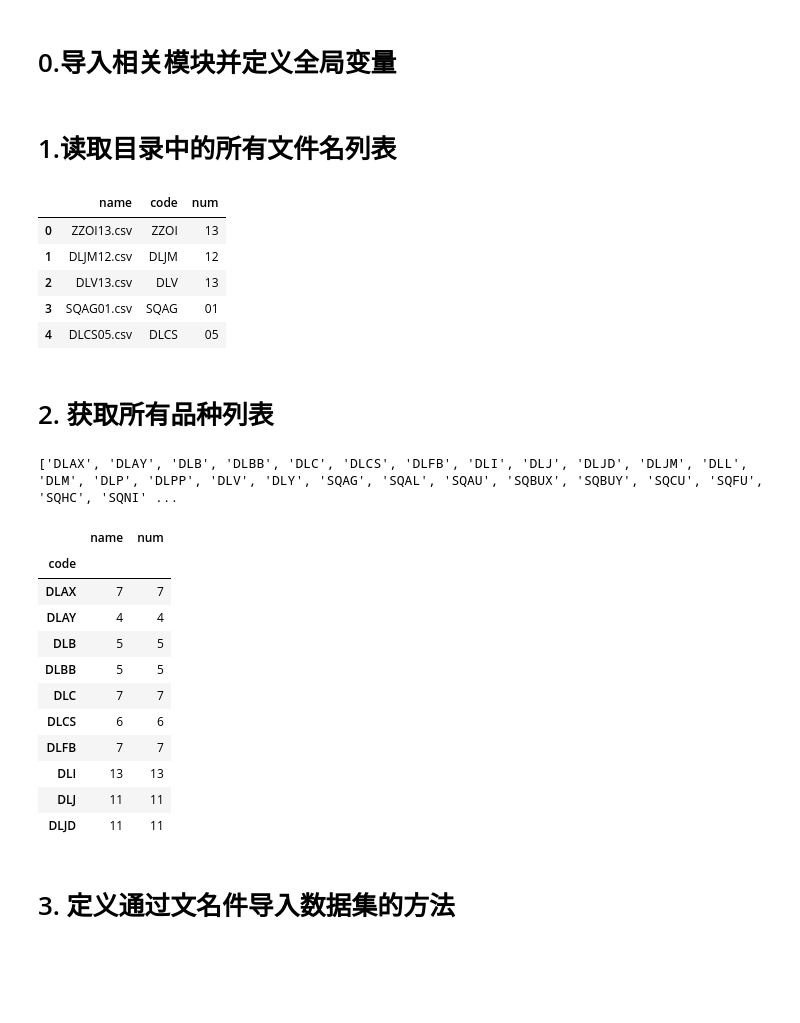
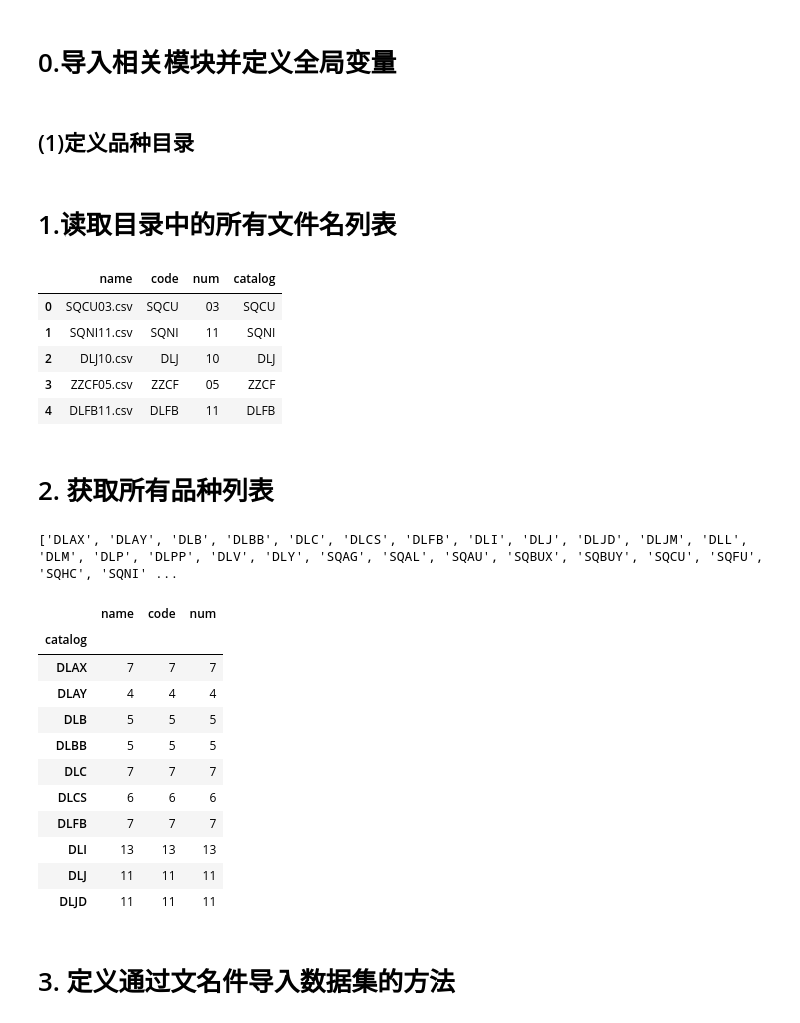
Before and after one commit to xmduhan/notebook, a Jupyter notebook: data_convert.ipynb, the cells around one changed output. Drawn from its saved outputs; the diff is of its cells as text; code cells hidden in the pictures; blank space fills up the shorter version.

```diff
--- a/data_convert.ipynb
+++ b/data_convert.ipynb
@@ -11,6 +11,13 @@ pd.set_option('display.max_columns', 200)
 path = r'/home/duhan/data/商品期货1分钟201509csv'
 filenamePattern = r'(?P<code>\D+)(?P<num>\d+).csv'
 header=['date', 'time', 'open', 'high', 'low', 'close', 'lot', 'volume']
+# %% [markdown]
+ ## (1)定义品种目录
+# %%
+InstrumentCatalog = {
+    'ZZSRX': 'ZZSR',
+    'ZZSRY': 'ZZSR',
+}
 # %% [markdown]
 # 1.读取目录中的所有文件名列表
 # %%
@@ -18,34 +25,35 @@ filenameList = [ filename for filename in listdir(path) if isfile(join(path,file
 filenameDataset = DataFrame(filenameList, columns=['name'])
 filenameDataset['code'] = filenameDataset['name'].apply(lambda x: re.match(filenamePattern, x).group('code'))
 filenameDataset['num'] = filenameDataset['name'].apply(lambda x: re.match(filenamePattern, x).group('num'))
+filenameDataset['catalog'] = filenameDataset['code'].apply(lambda x: InstrumentCatalog.get(x, x))
 filenameDataset.head()
 # %% [output]
-|  | name | code | num |
-| 0 | ZZOI13.csv | ZZOI | 13 |
-| 1 | DLJM12.csv | DLJM | 12 |
-| 2 | DLV13.csv | DLV | 13 |
-| 3 | SQAG01.csv | SQAG | 01 |
-| 4 | DLCS05.csv | DLCS | 05 |
+|  | name | code | num | catalog |
+| 0 | SQCU03.csv | SQCU | 03 | SQCU |
+| 1 | SQNI11.csv | SQNI | 11 | SQNI |
+| 2 | DLJ10.csv | DLJ | 10 | DLJ |
+| 3 | ZZCF05.csv | ZZCF | 05 | ZZCF |
+| 4 | DLFB11.csv | DLFB | 11 | DLFB |
 # %% [markdown]
 # 2. 获取所有品种列表
 # %%
-instrumentList  = list(filenameDataset.groupby('code').count().index)
+instrumentList  = list(filenameDataset.groupby('catalog').count().index)
 print instrumentList
-filenameDataset.groupby('code').count().head(10)
+filenameDataset.groupby('catalog').count().head(10)
 # %% [output]
 ['DLAX', 'DLAY', 'DLB', 'DLBB', 'DLC', 'DLCS', 'DLFB', 'DLI', 'DLJ', 'DLJD', 'DLJM', 'DLL', 'DLM', 'DLP', 'DLPP', 'DLV', 'DLY', 'SQAG', 'SQAL', 'SQAU', 'SQBUX', 'SQBUY', 'SQCU', 'SQFU', 'SQHC', 'SQNI' ...
-|  | name | num |
-| code |  |  |
-| DLAX | 7 | 7 |
-| DLAY | 4 | 4 |
-| DLB | 5 | 5 |
-| DLBB | 5 | 5 |
-| DLC | 7 | 7 |
-| DLCS | 6 | 6 |
-| DLFB | 7 | 7 |
-| DLI | 13 | 13 |
-| DLJ | 11 | 11 |
-| DLJD | 11 | 11 |
+|  | name | code | num |
+| catalog |  |  |  |
+| DLAX | 7 | 7 | 7 |
+| DLAY | 4 | 4 | 4 |
+| DLB | 5 | 5 | 5 |
+| DLBB | 5 | 5 | 5 |
+| DLC | 7 | 7 | 7 |
+| DLCS | 6 | 6 | 6 |
+| DLFB | 7 | 7 | 7 |
+| DLI | 13 | 13 | 13 |
+| DLJ | 11 | 11 | 11 |
+| DLJD | 11 | 11 | 11 |
 # %% [markdown]
 # 3. 定义通过文名件导入数据集的方法
 # %%
```
Also changed, not shown: parts of 14 cells of this notebook.
